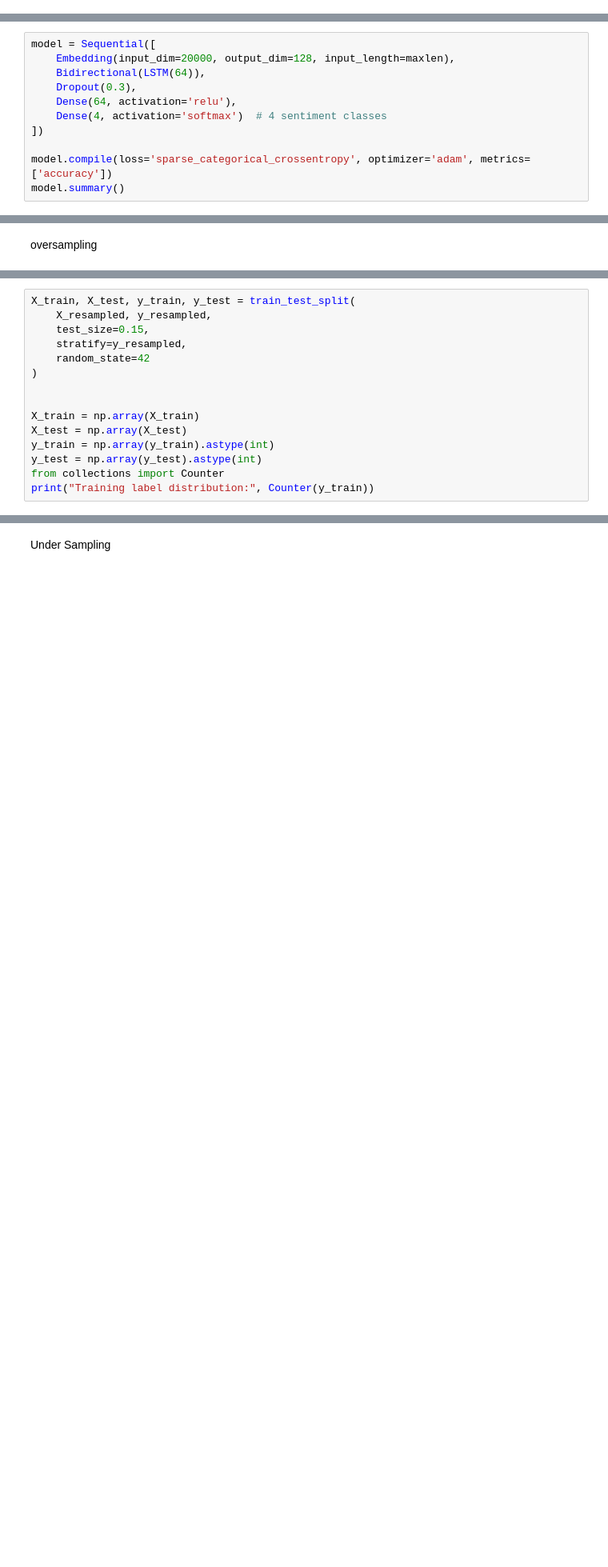
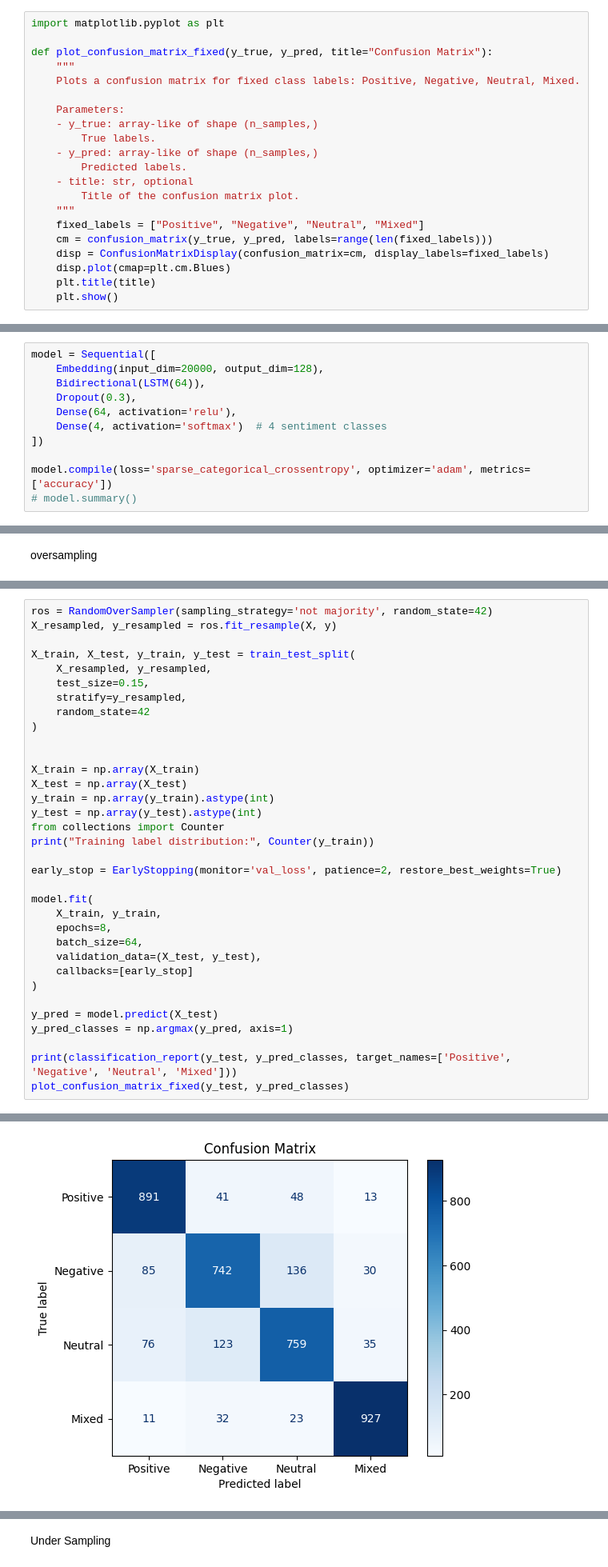
Before and after one commit to ashibullah/Romanian-Bangla-Sentiment-Analysis-NLP, a Jupyter notebook: RomanianBanglaSentimentAnalysis.ipynb, the cells around one changed output, grey strips where cells are left out. Shown at 80% size. Drawn from its saved outputs; the diff is of its cells as text; blank space fills up the shorter version.

```diff
--- a/RomanianBanglaSentimentAnalysis.ipynb
+++ b/RomanianBanglaSentimentAnalysis.ipynb
@@ -139,0 +230,21 @@ Cleaned vocabulary exported to clean_vocab.txt
+# %%
+import matplotlib.pyplot as plt
+
+def plot_confusion_matrix_fixed(y_true, y_pred, title="Confusion Matrix"):
+    """
+    Plots a confusion matrix for fixed class labels: Positive, Negative, Neutral, Mixed.
+
+    Parameters:
+    - y_true: array-like of shape (n_samples,)
+        True labels.
+    - y_pred: array-like of shape (n_samples,)
+        Predicted labels.
+    - title: str, optional
+        Title of the confusion matrix plot.
+    """
+    fixed_labels = ["Positive", "Negative", "Neutral", "Mixed"]
+    cm = confusion_matrix(y_true, y_pred, labels=range(len(fixed_labels)))
+    disp = ConfusionMatrixDisplay(confusion_matrix=cm, display_labels=fixed_labels)
+    disp.plot(cmap=plt.cm.Blues)
+    plt.title(title)
+    plt.show()
@@ -203,6 +540,6 @@ class_weight_dict = dict(enumerate(class_weights))
 # %%
 model = Sequential([
-    Embedding(input_dim=20000, output_dim=128, input_length=maxlen),
+    Embedding(input_dim=20000, output_dim=128),
     Bidirectional(LSTM(64)),
     Dropout(0.3),
     Dense(64, activation='relu'),
@@ -210,4 +547,4 @@ model = Sequential([
 ])
 
 model.compile(loss='sparse_categorical_crossentropy', optimizer='adam', metrics=['accuracy'])
-model.summary()
+# model.summary()
@@ -239,4 +553,7 @@ X_resampled, y_resampled = ros.fit_resample(X, y)
 # %%
+ros = RandomOverSampler(sampling_strategy='not majority', random_state=42)
+X_resampled, y_resampled = ros.fit_resample(X, y)
+
 X_train, X_test, y_train, y_test = train_test_split(
     X_resampled, y_resampled,
     test_size=0.15,
@@ -251,5 +568,21 @@ y_train = np.array(y_train).astype(int)
 y_test = np.array(y_test).astype(int)
 from collections import Counter
 print("Training label distribution:", Counter(y_train))
+
+early_stop = EarlyStopping(monitor='val_loss', patience=2, restore_best_weights=True)
+
+model.fit(
+    X_train, y_train,
+    epochs=8,
+    batch_size=64,
+    validation_data=(X_test, y_test),
+    callbacks=[early_stop]
+)
+
+y_pred = model.predict(X_test)
+y_pred_classes = np.argmax(y_pred, axis=1)
+
+print(classification_report(y_test, y_pred_classes, target_names=['Positive', 'Negative', 'Neutral', 'Mixed']))
+plot_confusion_matrix_fixed(y_test, y_pred_classes)
 # %% [output]
 Training label distribution: Counter({np.int64(0): 5626, np.int64(3): 5626, np.int64(2): 5626, np.int64(1): 5626})
@@ -255,0 +608 @@ Training label distribution: Counter({np.int64(0): 5626, np.int64(3): 5626, np.i
+[figure, added]
```
Also changed, not shown: parts of 126 cells of this notebook.
